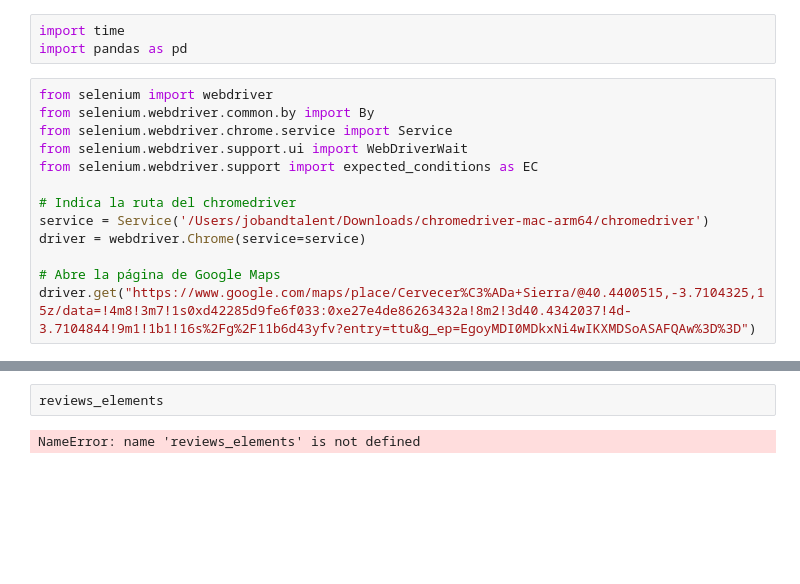
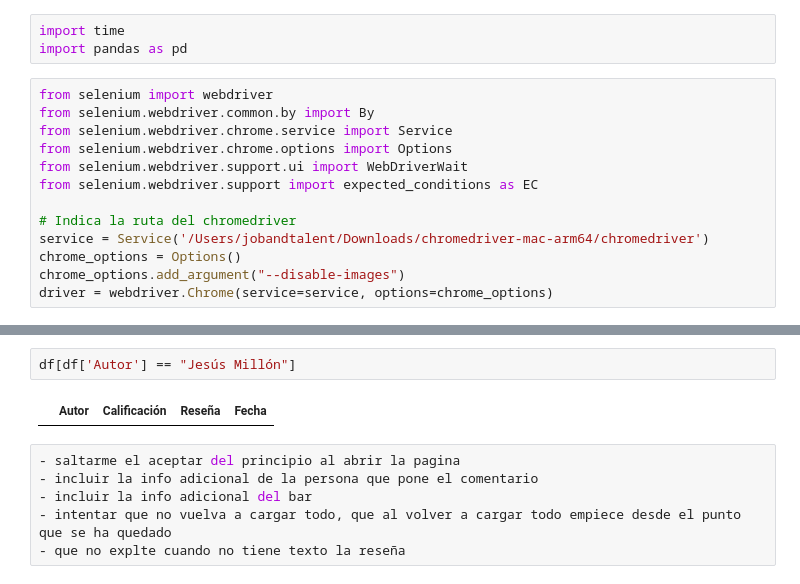
Before and after one commit to EAlmazanG/sensentiment-analysis-reviews, a Jupyter notebook: notebooks/scraping.ipynb, the cells around one changed output, grey strips where cells are left out. Drawn from its saved outputs; the diff is of its cells as text; blank space fills up the shorter version.

```diff
--- a/notebooks/scraping.ipynb
+++ b/notebooks/scraping.ipynb
@@ -5,13 +5,13 @@ import pandas as pd
 from selenium import webdriver
 from selenium.webdriver.common.by import By
 from selenium.webdriver.chrome.service import Service
+from selenium.webdriver.chrome.options import Options
 from selenium.webdriver.support.ui import WebDriverWait
 from selenium.webdriver.support import expected_conditions as EC
 
 # Indica la ruta del chromedriver
 service = Service('/Users/jobandtalent/Downloads/chromedriver-mac-arm64/chromedriver')
-driver = webdriver.Chrome(service=service)
-
-# Abre la página de Google Maps
-driver.get("https://www.google.com/maps/place/Cervecer%C3%ADa+Sierra/@40.4400515,-3.7104325,15z/data=!4m8!3m7!1s0xd42285d9fe6f033:0xe27e4de86263432a!8m2!3d40.4342037!4d-3.7104844!9m1!1b1!16s%2Fg%2F11b6d43yfv?entry=ttu&g_ep=EgoyMDI0MDkxNi4wIKXMDSoASAFQAw%3D%3D")
+chrome_options = Options()
+chrome_options.add_argument("--disable-images")
+driver = webdriver.Chrome(service=service, options=chrome_options)
 # %%
@@ -321,4 +191,10 @@ Stacktrace:
-# %%
-reviews_elements
-# %% [output]
-NameError: name 'reviews_elements' is not defined
+# %%
+df[df['Autor'] == "Jesús Millón"]
+# %% [output]
+|  | Autor | Calificación | Reseña | Fecha |
+# %%
+- saltarme el aceptar del principio al abrir la pagina
+- incluir la info adicional de la persona que pone el comentario
+- incluir la info adicional del bar
+- intentar que no vuelva a cargar todo, que al volver a cargar todo empiece desde el punto que se ha quedado
+- que no explte cuando no tiene texto la reseña
```
Also changed, not shown: parts of 9 cells of this notebook.
